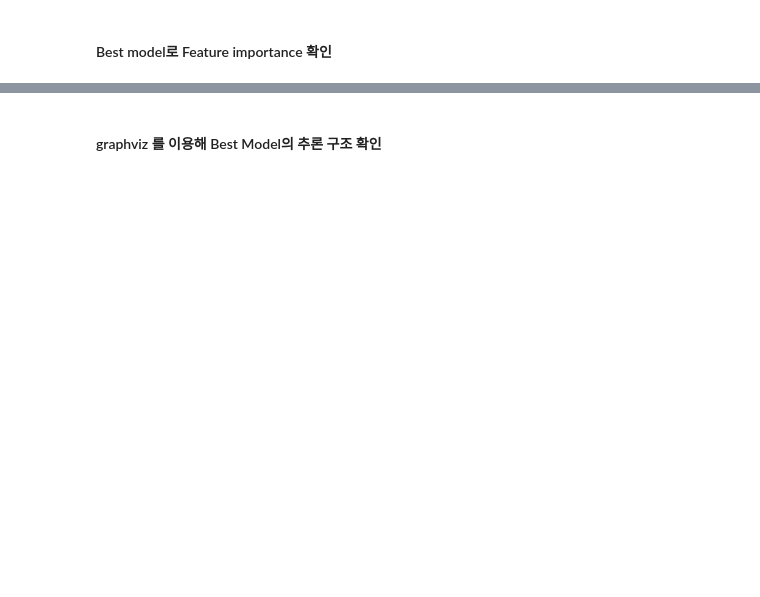
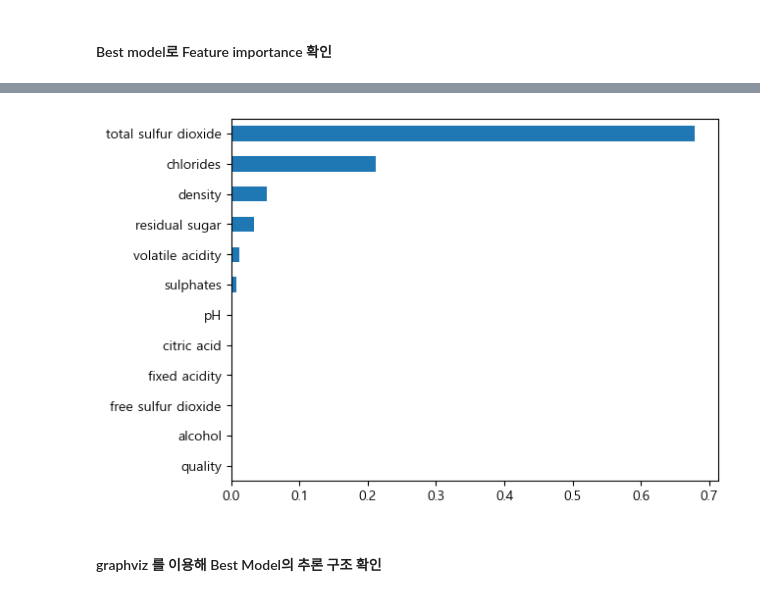
Before and after one commit to kgmyhGit/SKN06, a Jupyter notebook: 08_machine_learning/09_결정트리와 랜덤포레스트.ipynb, the cells around one changed output, grey strips where cells are left out. Cells and saved outputs as stored; diff of their text form; code cells hidden in the pictures; blank space fills up the shorter version.

```diff
--- a/08_machine_learning/09_결정트리와 랜덤포레스트.ipynb
+++ b/08_machine_learning/09_결정트리와 랜덤포레스트.ipynb
@@ -326,0 +333,8 @@ pd.Series(fi, index=wine.columns[:-1]).sort_values().plot(kind='barh');
+# %%
+from sklearn.preprocessing import LabelEncoder
+le = LabelEncoder()
+le.fit(['A', 'B', 'C'])
+X['quality'] = le.fit_transform(X['quality'])
+# %%
+from sklearn.model_selection import train_test_split, GridSearchCV
+X_train, X_test, y_train, y_test = train_test_split(X, y, test_size=0.25, stratify=y, random_state=0)
@@ -326,0 +345,19 @@ pd.Series(fi, index=wine.columns[:-1]).sort_values().plot(kind='barh');
+# %%
+from sklearn.model_selection import RandomizedSearchCV
+from sklearn.tree import DecisionTreeClassifier
+params = {
+    "max_depth":range(1, 14),
+    "max_leaf_nodes": range(10, 56),
+    "min_samples_leaf": range(10, 1001, 50),
+    "max_features": range(1, 13)
+}
+# gs = GridSearchCV(
+gs = RandomizedSearchCV(
+    DecisionTreeClassifier(random_state=0),
+    params,
+    n_iter=60,
+    scoring='accuracy',
+    cv=5,
+    n_jobs=-1
+)
+gs.fit(X_train, y_train)
@@ -330,0 +405,3 @@ pd.Series(fi, index=wine.columns[:-1]).sort_values().plot(kind='barh');
+# %%
+best_model = gs.best_estimator_
+fi = pd.Series(best_model.feature_importances_, index=wine.columns[:-1]).sort_values(ascending=False)
@@ -331,2 +424,6 @@ pd.Series(fi, index=wine.columns[:-1]).sort_values().plot(kind='barh');
+# %%
+fi.sort_values().plot(kind="barh");
+# %% [output]
+[figure, added]
 # %% [markdown]
 #### graphviz 를 이용해 Best Model의 추론 구조 확인
```
Also changed, not shown: parts of 16 cells of this notebook, 7 other files.
